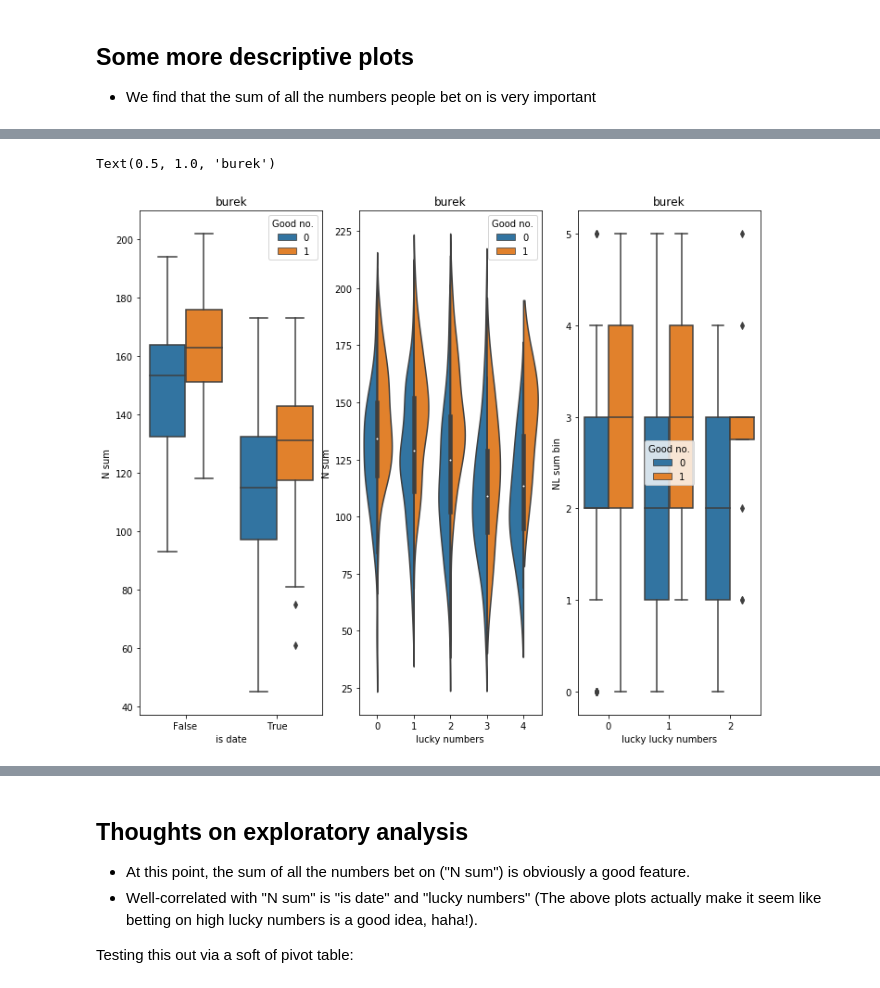
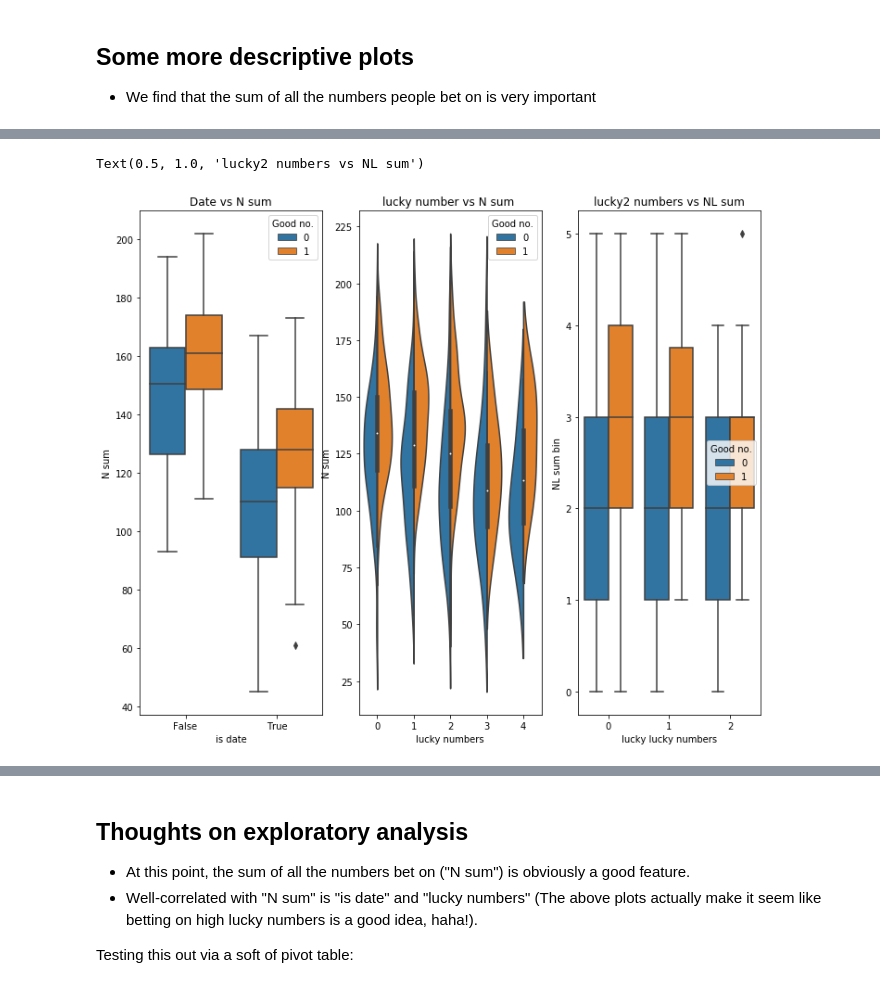
Before and after one commit to RokMedves/EuroMillions, a Jupyter notebook: euromillions.ipynb, the cells around one changed output, grey strips where cells are left out. Cells and saved outputs as stored; diff of their text form; code cells hidden in the pictures.

```diff
--- a/euromillions.ipynb
+++ b/euromillions.ipynb
@@ -542,7 +550,7 @@ def gen_class_from_score(df : pd.DataFrame, s : float, cutoff=0.5) -> pd.DataFra
 
     return df
 
-cutoff = 0.5
+cutoff = 0.0
 euromillions = gen_class_from_score(df = euromillions, s = coeff[2], cutoff = cutoff)
 
 sns.histplot(data=euromillions, x="avg win", kde=False, bins = n_bin, hue = 'Good no.')
@@ -607,19 +615,19 @@ sns.pointplot(x = 'NL sum bin', y = 'Good no.', data=euromillions, ax = saxis[1,
 # %%
 #graph distribution of qualitative data: Pclass
 #we know class mattered in survival, now let's compare class and a 2nd feature
 fig, (axis1,axis2,axis3) = plt.subplots(1,3,figsize=(12,10))
 
 sns.boxplot(x = 'is date', y = 'N sum', hue = 'Good no.', data = euromillions, ax = axis1)
-axis1.set_title('burek')
+axis1.set_title('Date vs N sum')
 
 sns.violinplot(x = 'lucky numbers', y = 'N sum', hue = 'Good no.', data = euromillions, split = True, ax = axis2)
-axis2.set_title('burek')
+axis2.set_title('lucky number vs N sum ')
 
 sns.boxplot(x = 'lucky lucky numbers', y ='NL sum bin', hue = 'Good no.', data = euromillions, ax = axis3)
-axis3.set_title('burek')
+axis3.set_title('lucky2 numbers vs NL sum')
 # %% [output]
-Text(0.5, 1.0, 'burek')
+Text(0.5, 1.0, 'lucky2 numbers vs NL sum')
-[figure, old version]
+[figure, new version]
 # %%
 #correlation heatmap of dataset
 def correlation_heatmap(df):
```
Also changed, not shown: parts of 11 cells of this notebook.
